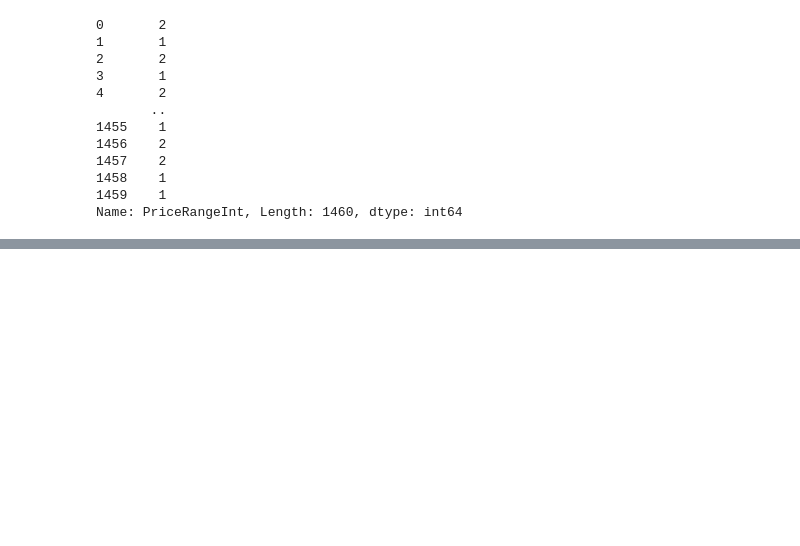
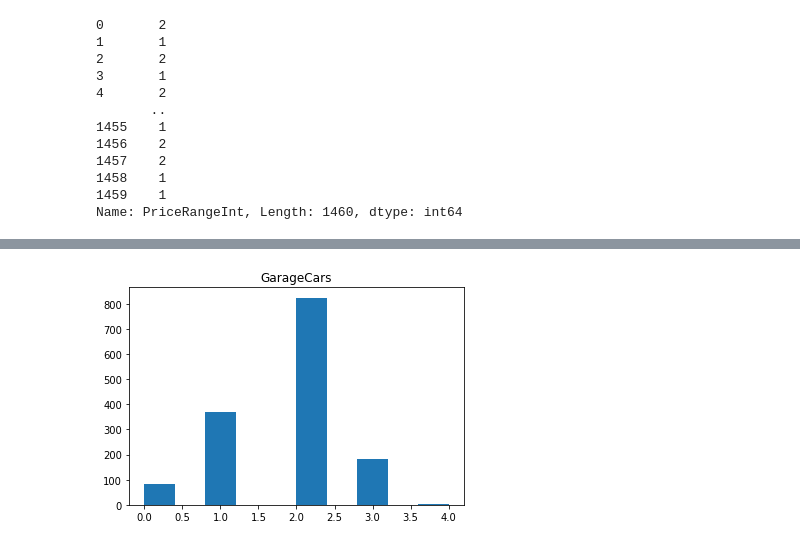
Before and after one commit to Andrei-Portales/hdt6-regresion_logistica, a Jupyter notebook: main.ipynb, the cells around one changed output, grey strips where cells are left out. Cells and saved outputs as stored; diff of their text form; code cells hidden in the pictures; blank space fills up the shorter version.

```diff
--- a/main.ipynb
+++ b/main.ipynb
@@ -113,0 +150,6 @@ sns.heatmap(data[predictors_1 + ['SalePrice']].corr(), xticklabels=data[predicto
+# %%
+plt.hist(data['GarageCars'])
+plt.title("GarageCars")
+plt.show()
+# %% [output]
+[figure, added]
```
Also changed, not shown: parts of 54 cells of this notebook, 1 other file.
